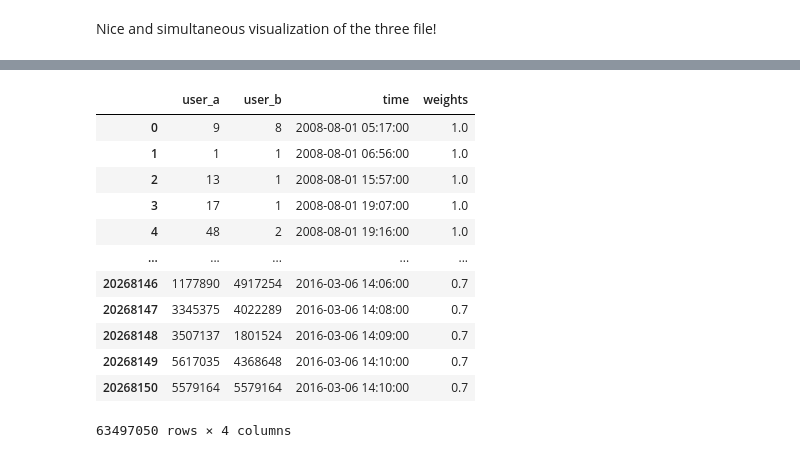
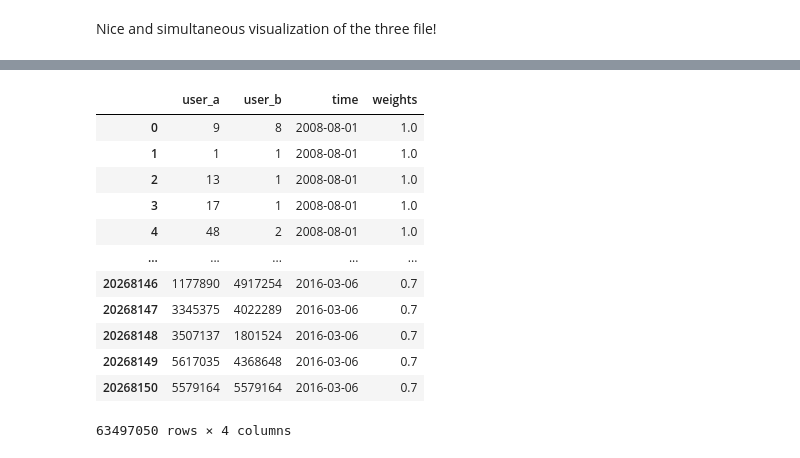
Before and after one commit to michele1783/ADM-HW5, a Jupyter notebook: test-Ame.ipynb, the cells around one changed output, grey strips where cells are left out. Cells and saved outputs as stored; diff of their text form; code cells hidden in the pictures.

```diff
--- a/test-Ame.ipynb
+++ b/test-Ame.ipynb
@@ -38,0 +65,6 @@ KeyboardInterrupt:
+# %%
+a2q = pd.read_csv("data/a2q.csv", parse_dates=["time"], infer_datetime_format=True)
+c2q = pd.read_csv("data/c2q.csv", parse_dates=["time"], infer_datetime_format=True)
+c2a = pd.read_csv("data/c2a.csv", parse_dates=["time"], infer_datetime_format=True)
+
+display("a2q", "c2q", "c2a")
@@ -101,18 +176,18 @@ c2q
 20268151 rows × 4 columns
 # %%
-totDataframe = pd.concat([a2q_1, c2a_1, c2q_1])
+totDataframe = pd.concat([a2q, c2a, c2q])
 totDataframe
 # %% [output]
 |  | user_a | user_b | time | weights |
-| 0 | 9 | 8 | 2008-08-01 05:17:00 | 1.0 |
-| 1 | 1 | 1 | 2008-08-01 06:56:00 | 1.0 |
-| 2 | 13 | 1 | 2008-08-01 15:57:00 | 1.0 |
-| 3 | 17 | 1 | 2008-08-01 19:07:00 | 1.0 |
-| 4 | 48 | 2 | 2008-08-01 19:16:00 | 1.0 |
+| 0 | 9 | 8 | 2008-08-01 | 1.0 |
+| 1 | 1 | 1 | 2008-08-01 | 1.0 |
+| 2 | 13 | 1 | 2008-08-01 | 1.0 |
+| 3 | 17 | 1 | 2008-08-01 | 1.0 |
+| 4 | 48 | 2 | 2008-08-01 | 1.0 |
 | ... | ... | ... | ... | ... |
-| 20268146 | 1177890 | 4917254 | 2016-03-06 14:06:00 | 0.7 |
-| 20268147 | 3345375 | 4022289 | 2016-03-06 14:08:00 | 0.7 |
-| 20268148 | 3507137 | 1801524 | 2016-03-06 14:09:00 | 0.7 |
-| 20268149 | 5617035 | 4368648 | 2016-03-06 14:10:00 | 0.7 |
-| 20268150 | 5579164 | 5579164 | 2016-03-06 14:10:00 | 0.7 |
+| 20268146 | 1177890 | 4917254 | 2016-03-06 | 0.7 |
+| 20268147 | 3345375 | 4022289 | 2016-03-06 | 0.7 |
+| 20268148 | 3507137 | 1801524 | 2016-03-06 | 0.7 |
+| 20268149 | 5617035 | 4368648 | 2016-03-06 | 0.7 |
+| 20268150 | 5579164 | 5579164 | 2016-03-06 | 0.7 |
 63497050 rows × 4 columns
```
Also changed, not shown: parts of 28 cells of this notebook, 1 other file.
